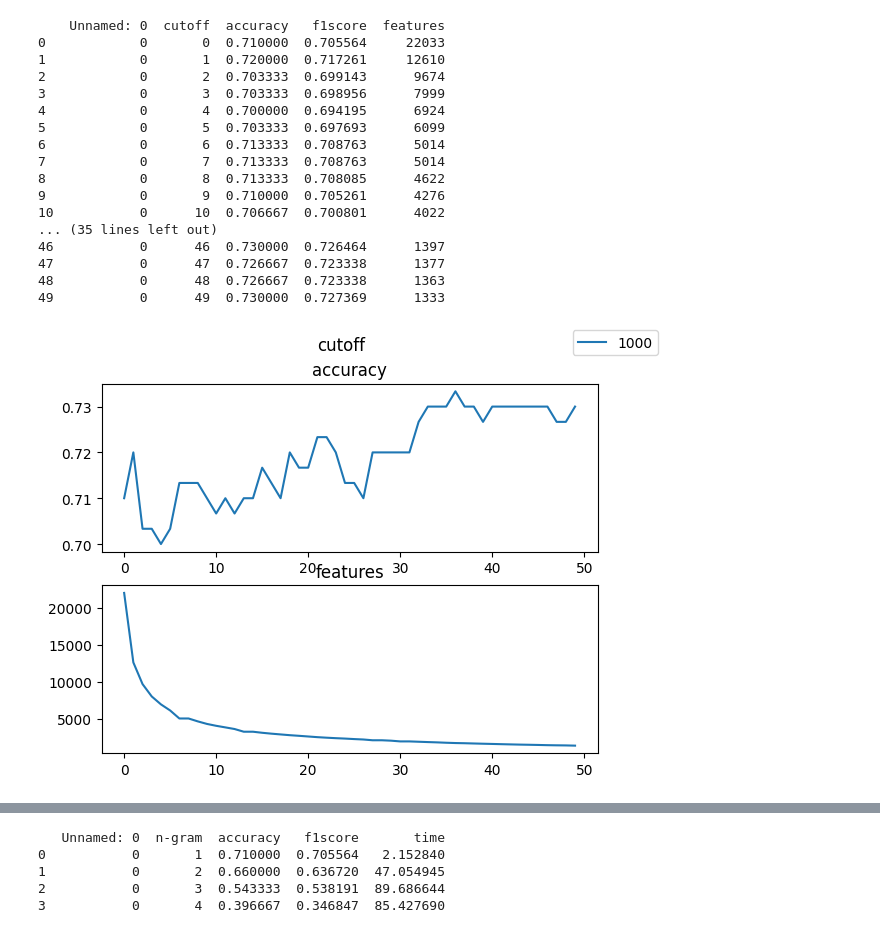
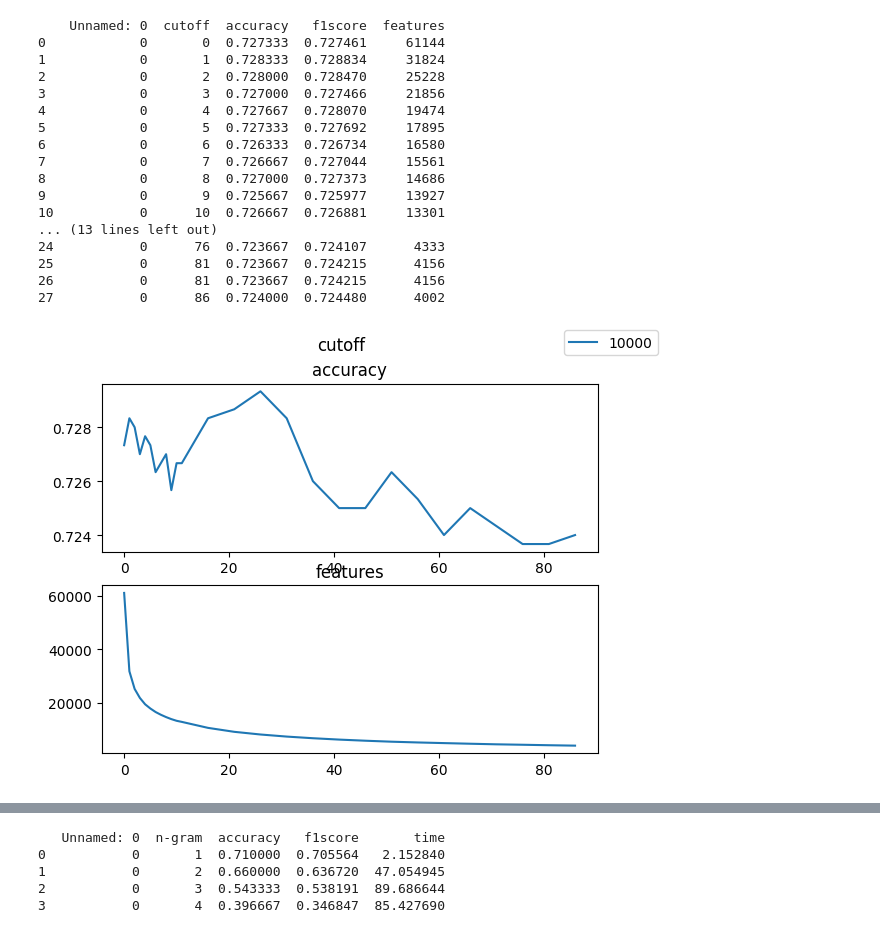
Before and after one commit to HeinHuijskes/NLP-Project, a Jupyter notebook: showtests.ipynb, the cells around one changed output, grey strips where cells are left out. Cells and saved outputs as stored; diff of their text form; code cells hidden in the pictures.

```diff
--- a/showtests.ipynb
+++ b/showtests.ipynb
@@ -5,44 +5,44 @@ import numpy as np
 # %%
 parameter = 'cutoff'
 genres = ['rap', 'rock', 'pop']
 # genres = ['rap', 'rock', 'pop', 'rb', 'country']
 xs, ys, zs = [], [], []
-limits = [100, 1000]
+limits = [10000]
 for limit in limits:
     file_name = f'output/{limit}/{parameter}/{"_".join(genres)}.csv'
     df = pd.read_csv(file_name)
     xs.append(df[parameter])
     ys.append(df['accuracy'])
     zs.append(df['features'])
 
 fig, (ax1, ax2) = plt.subplots(2, 1)
 fig.suptitle(f'{parameter}')
 ax1.set_title('accuracy')
 ax2.set_title('features')
 for i in range(len(xs)):
     ax1.plot(xs[i], ys[i])
     ax2.plot(xs[i], zs[i])
 fig.legend(limits)
 
 print(df)
 
 plt.show()
 # %% [output]
     Unnamed: 0  cutoff  accuracy   f1score  features
-0            0       0  0.710000  0.705564     22033
-1            0       1  0.720000  0.717261     12610
-2            0       2  0.703333  0.699143      9674
-3            0       3  0.703333  0.698956      7999
-4            0       4  0.700000  0.694195      6924
-5            0       5  0.703333  0.697693      6099
-6            0       6  0.713333  0.708763      5014
-7            0       7  0.713333  0.708763      5014
-8            0       8  0.713333  0.708085      4622
-9            0       9  0.710000  0.705261      4276
-10           0      10  0.706667  0.700801      4022
-... (35 lines left out)
-46           0      46  0.730000  0.726464      1397
-47           0      47  0.726667  0.723338      1377
-48           0      48  0.726667  0.723338      1363
-49           0      49  0.730000  0.727369      1333
+0            0       0  0.727333  0.727461     61144
+1            0       1  0.728333  0.728834     31824
+2            0       2  0.728000  0.728470     25228
+3            0       3  0.727000  0.727466     21856
+4            0       4  0.727667  0.728070     19474
+5            0       5  0.727333  0.727692     17895
+6            0       6  0.726333  0.726734     16580
+7            0       7  0.726667  0.727044     15561
+8            0       8  0.727000  0.727373     14686
+9            0       9  0.725667  0.725977     13927
+10           0      10  0.726667  0.726881     13301
+... (13 lines left out)
+24           0      76  0.723667  0.724107      4333
+25           0      81  0.723667  0.724215      4156
+26           0      81  0.723667  0.724215      4156
+27           0      86  0.724000  0.724480      4002
-[figure, old version]
+[figure, new version]
```
Also changed, not shown: parts of 2 cells of this notebook, 8 other files.
